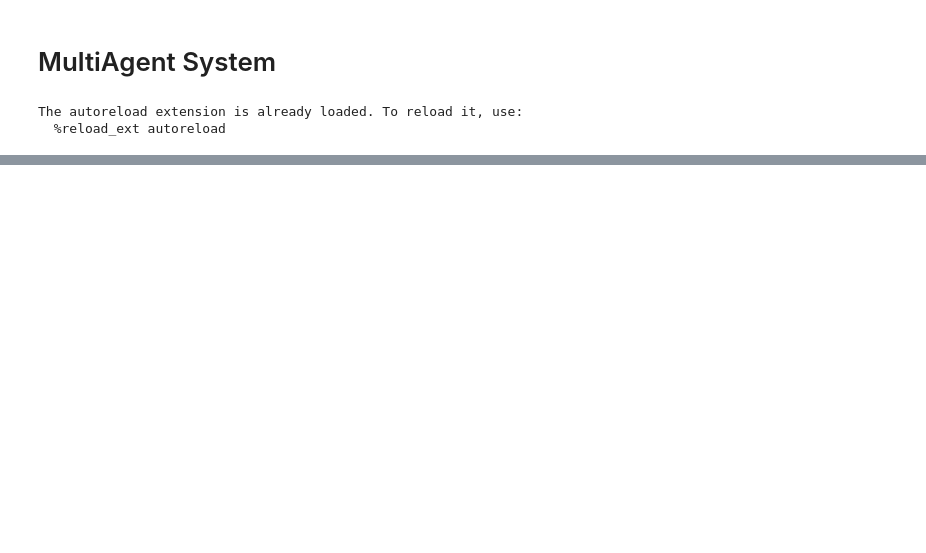
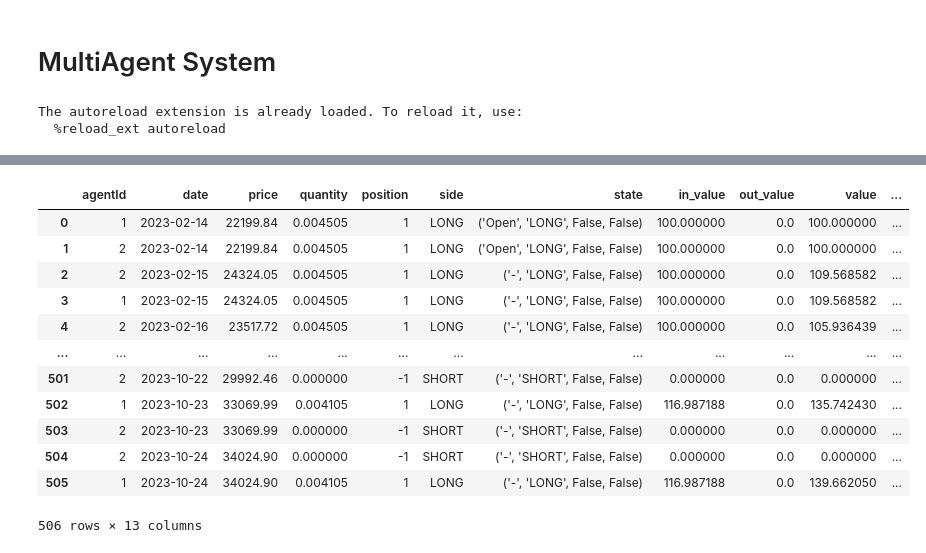
Before and after one commit to cedTrad/C-Syst, a Jupyter notebook: labs.ipynb, the cells around one changed output, grey strips where cells are left out. Drawn from its saved outputs; the diff is of its cells as text; code cells hidden in the pictures; blank space fills up the shorter version.

```diff
--- a/labs.ipynb
+++ b/labs.ipynb
@@ -150,0 +184,16 @@ agent_1.trades_data
+# %%
+env.journal.trades_data
+# %% [output]
+|  | agentId | date | price | quantity | position | side | state | in_value | out_value | value | ... |
+| 0 | 1 | 2023-02-14 | 22199.84 | 0.004505 | 1 | LONG | ('Open', 'LONG', False, False) | 100.000000 | 0.0 | 100.000000 | ... |
+| 1 | 2 | 2023-02-14 | 22199.84 | 0.004505 | 1 | LONG | ('Open', 'LONG', False, False) | 100.000000 | 0.0 | 100.000000 | ... |
+| 2 | 2 | 2023-02-15 | 24324.05 | 0.004505 | 1 | LONG | ('-', 'LONG', False, False) | 100.000000 | 0.0 | 109.568582 | ... |
+| 3 | 1 | 2023-02-15 | 24324.05 | 0.004505 | 1 | LONG | ('-', 'LONG', False, False) | 100.000000 | 0.0 | 109.568582 | ... |
+| 4 | 2 | 2023-02-16 | 23517.72 | 0.004505 | 1 | LONG | ('-', 'LONG', False, False) | 100.000000 | 0.0 | 105.936439 | ... |
+| ... | ... | ... | ... | ... | ... | ... | ... | ... | ... | ... | ... |
+| 501 | 2 | 2023-10-22 | 29992.46 | 0.000000 | -1 | SHORT | ('-', 'SHORT', False, False) | 0.000000 | 0.0 | 0.000000 | ... |
+| 502 | 1 | 2023-10-23 | 33069.99 | 0.004105 | 1 | LONG | ('-', 'LONG', False, False) | 116.987188 | 0.0 | 135.742430 | ... |
+| 503 | 2 | 2023-10-23 | 33069.99 | 0.000000 | -1 | SHORT | ('-', 'SHORT', False, False) | 0.000000 | 0.0 | 0.000000 | ... |
+| 504 | 2 | 2023-10-24 | 34024.90 | 0.000000 | -1 | SHORT | ('-', 'SHORT', False, False) | 0.000000 | 0.0 | 0.000000 | ... |
+| 505 | 1 | 2023-10-24 | 34024.90 | 0.004105 | 1 | LONG | ('-', 'LONG', False, False) | 116.987188 | 0.0 | 139.662050 | ... |
+506 rows × 13 columns
```
Also changed, not shown: parts of 13 cells of this notebook, 3 other files.
